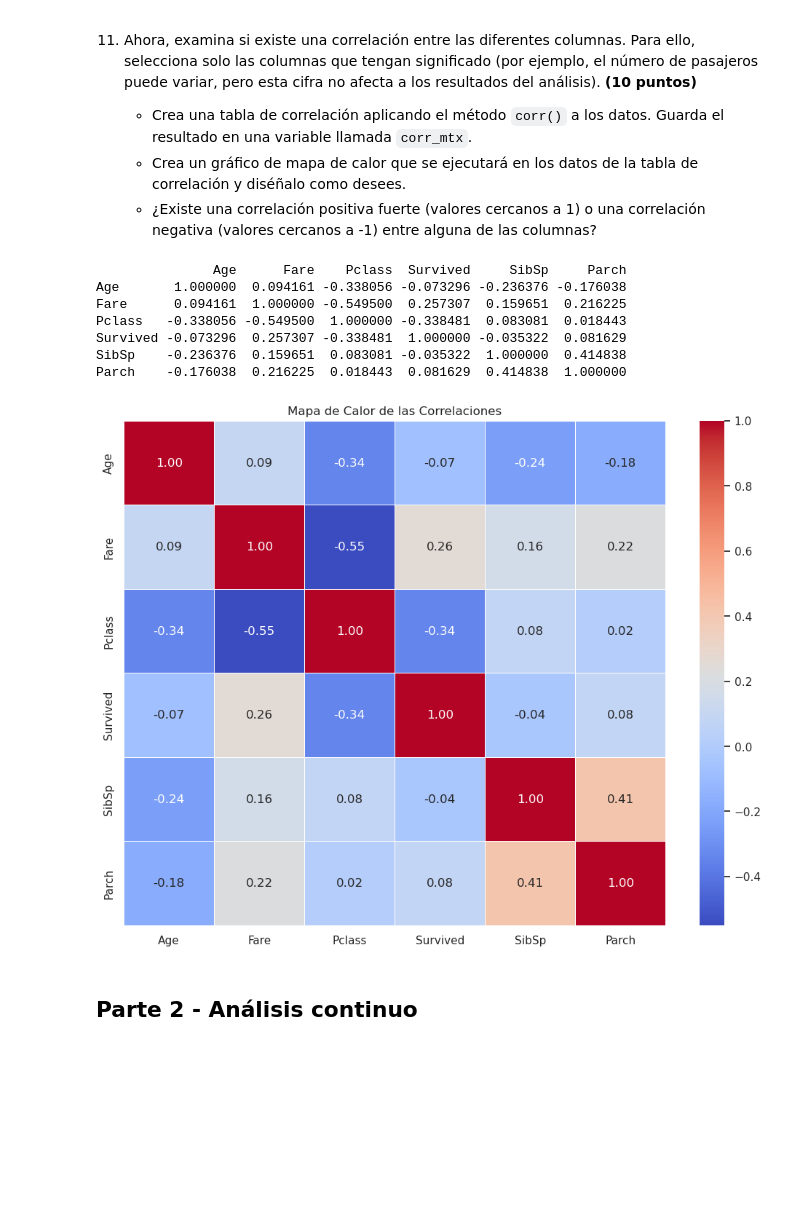
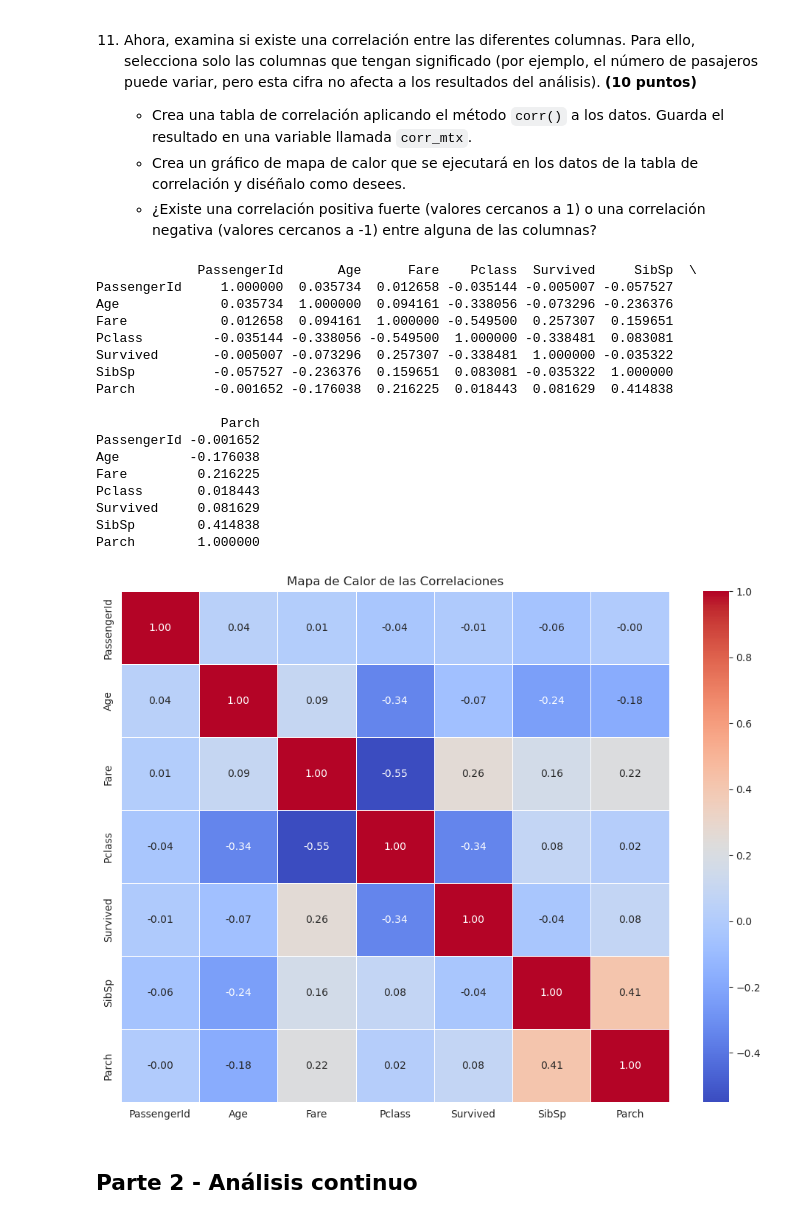
Before and after one commit to andruudev/Titanic-Analisis---Kruger-Instituto-Xponencial, a Jupyter notebook: trabajo_fin_modulo.ipynb, the cells around one changed output. Saved outputs shown, nothing was run; the diff lists cells and outputs as text; code cells hidden in the pictures; blank space fills up the shorter version.

```diff
--- a/trabajo_fin_modulo.ipynb
+++ b/trabajo_fin_modulo.ipynb
@@ -228,32 +233,51 @@ plt.show()
     - Crea una tabla de correlación aplicando el método `corr()` a los datos. Guarda el resultado en una variable llamada `corr_mtx`.
     - Crea un gráfico de mapa de calor que se ejecutará en los datos de la tabla de correlación y diséñalo como desees.
     - ¿Existe una correlación positiva fuerte (valores cercanos a 1) o una correlación negativa (valores cercanos a -1) entre alguna de las columnas?
-# %%
-# Código y explicación
-#Seleccionamos las columnas
-datos_numericos = datos_titanic[[ 'Age', 'Fare', 'Pclass', 'Survived', 'SibSp', 'Parch' ]]
-corr_mtx = datos_numericos.corr()
-print(corr_mtx)
-
-# Creamos el gràfico de mapa de calor
-plt.figure(figsize=(12, 9))
-sbn.heatmap( corr_mtx, annot = True, cmap = 'coolwarm', linewidths= 0.5, fmt= '.2f')
-plt.title( 'Mapa de Calor de las Correlaciones' )
-
-plt.show()
-
-git push -u origin main
-
-#Respuesta
-# %% [output]
-               Age      Fare    Pclass  Survived     SibSp     Parch
-Age       1.000000  0.094161 -0.338056 -0.073296 -0.236376 -0.176038
-Fare      0.094161  1.000000 -0.549500  0.257307  0.159651  0.216225
-Pclass   -0.338056 -0.549500  1.000000 -0.338481  0.083081  0.018443
-Survived -0.073296  0.257307 -0.338481  1.000000 -0.035322  0.081629
-SibSp    -0.236376  0.159651  0.083081 -0.035322  1.000000  0.414838
-Parch    -0.176038  0.216225  0.018443  0.081629  0.414838  1.000000
-[figure, removed]
+# %%
+#Seleccionamos las columnas
+datos_numericos = datos_titanic[['PassengerId', 'Age', 'Fare', 'Pclass', 'Survived', 'SibSp', 'Parch' ]]
+corr_mtx = datos_numericos.corr()
+print(corr_mtx)
+
+# Creamos el gràfico de mapa de calor
+plt.figure(figsize=(12, 9))
+sbn.heatmap( corr_mtx, annot = True, cmap = 'coolwarm', linewidths= 0.5, fmt= '.2f')
+plt.title( 'Mapa de Calor de las Correlaciones' )
+
+plt.show()
+
+
+# Explicación
+"""
+Si existen dichas correlaciones, especialmente negativas. Ya que en el caso de Pclass y Fare tienen una correlación negativa moderada (-0.55). Y esto tendría sentido ya que los pasajeros en clases mas bajas pagaron tarifas mas bajas. Mientras que pasa lo contrario con pasajeros de clase mas alta pagaron pasajes de  mayor valor. Y por ende esos dos valores están relacionados a la hora de un accidente, porque vemos que Pclass tienen una correlación con Survived(-0.34) y eso quiere decir que los pasajeros de clase mas alta tienen una mayor probabilidad de sobrevivir al tener mas prioridades.
+
+Como dijimos que entre Pclass y Survived tienen una correlación negativa y por ende tienen mas prioridad los pasajeros de clases altas, y eso puede ser a políticas del barco lo que quiere decir que en esa época no hubo justicia  social, porque si comprabas un boleto mas barato no te garantizaban que a la hora de un accidente tu vida iba a estar a salvo, era todo lo contrario. Por lo que es un hallazgo importante que indica el estatus socioeconómico jugo un papel importante  en la supervivencia de los pasajeros del Titanic.
+
+Por otro lado la correlación entre SibSp, Parch y Survived: Vemos que hay una correlación positiva moderada entre el numero de hermanos/esposos y el numero de padres/hijos con un (0.41) eso quiere decir que familias mas grandes viajaron juntas, pero si relacionamos SibSp (-0.04) y Parch (0.08) con la supervivencia vemos que tienen una correlación pequeña, lo que indicaría que hubo otros factores màs importantes a la hora de intentar evacuar y salvar sus vidas.
+
+Por ultimo, si relacionamos Age con Pclass, vemos otra correlación negativa (-0.34) lo que nos dice que los pasajeros mas jóvenes tenían mas probabilidades de estar en clases mas bajas. Si relacionamos Age con Survived se aprecia otra correlación negativa (-0.07) aunque es muy pequeña pero eso nos dice que la edad no fue un dato determinante por si solo a la hora de evacuación, por lo que debieron influir otros factores a la hora de salvar la vida de los pasajeros.
+
+Como aclaratorio los datos de Sex y Embarked no se incluyeron al no ser numéricas. Pero por lo que vimos en los gráficos anteriores el sexo de la persona fue importante, siendo asi que las mujeres fueron mas propensas a sobrevivir. Dicho esto el puerto de embarque también pudo influir, dependiendo de la clase de cabina asignada a cada puerto.
+"""
+# %% [output]
+             PassengerId       Age      Fare    Pclass  Survived     SibSp  \
+PassengerId     1.000000  0.035734  0.012658 -0.035144 -0.005007 -0.057527
+Age             0.035734  1.000000  0.094161 -0.338056 -0.073296 -0.236376
+Fare            0.012658  0.094161  1.000000 -0.549500  0.257307  0.159651
+Pclass         -0.035144 -0.338056 -0.549500  1.000000 -0.338481  0.083081
+Survived       -0.005007 -0.073296  0.257307 -0.338481  1.000000 -0.035322
+SibSp          -0.057527 -0.236376  0.159651  0.083081 -0.035322  1.000000
+Parch          -0.001652 -0.176038  0.216225  0.018443  0.081629  0.414838
+
+                Parch
+PassengerId -0.001652
+Age         -0.176038
+Fare         0.216225
+Pclass       0.018443
+Survived     0.081629
+SibSp        0.414838
+Parch        1.000000
+[figure, added]
 # %% [markdown]
 ## Parte 2 - Análisis continuo
 # %% [markdown]
```
Also changed, not shown: parts of 3 cells of this notebook.
